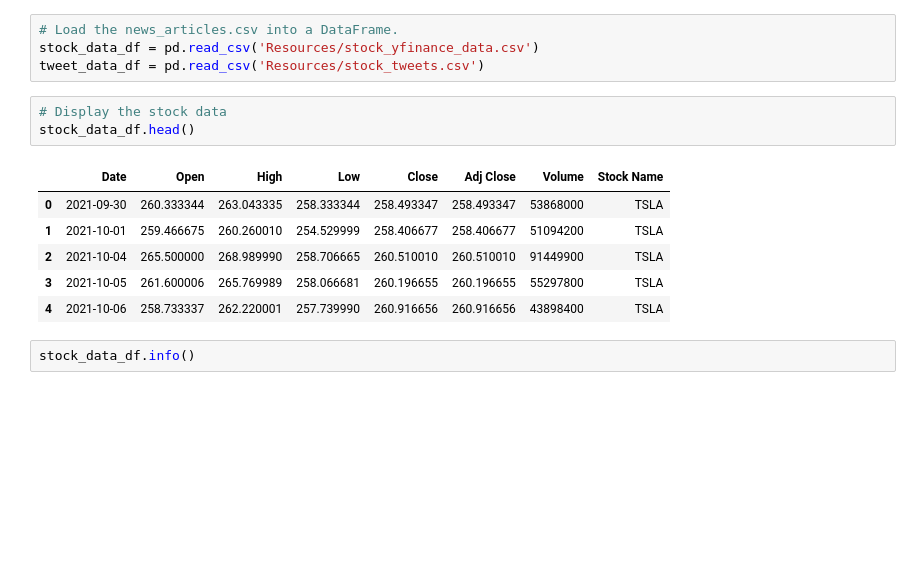
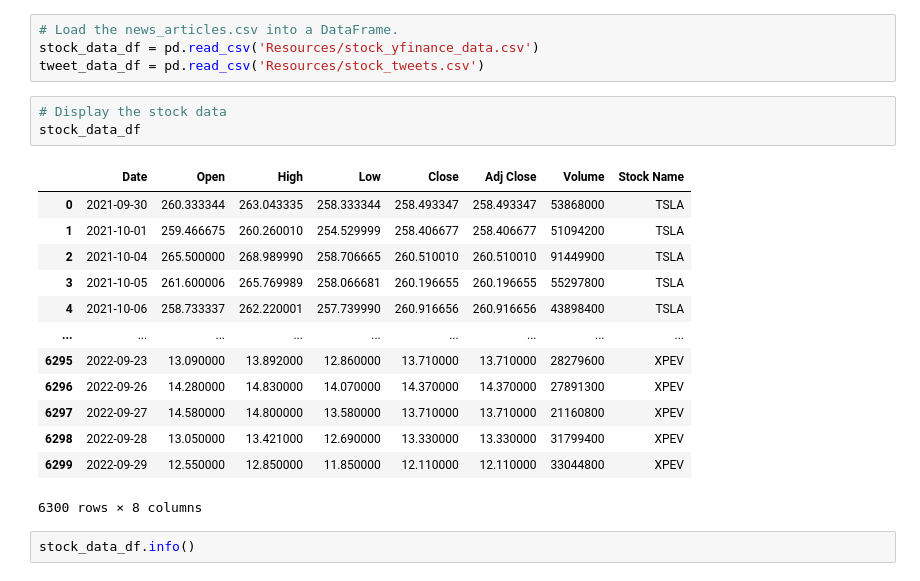
Before and after one commit to AngieP48/project-3, a Jupyter notebook: Marks Code.ipynb, the cells around one changed output. Drawn from its saved outputs; the diff is of its cells as text; blank space fills up the shorter version.

```diff
--- a/Marks Code.ipynb
+++ b/Marks Code.ipynb
@@ -14,14 +14,21 @@ stock_data_df = pd.read_csv('Resources/stock_yfinance_data.csv')
 tweet_data_df = pd.read_csv('Resources/stock_tweets.csv')
 # %%
 # Display the stock data
-stock_data_df.head()
+stock_data_df
 # %% [output]
 |  | Date | Open | High | Low | Close | Adj Close | Volume | Stock Name |
 | 0 | 2021-09-30 | 260.333344 | 263.043335 | 258.333344 | 258.493347 | 258.493347 | 53868000 | TSLA |
 | 1 | 2021-10-01 | 259.466675 | 260.260010 | 254.529999 | 258.406677 | 258.406677 | 51094200 | TSLA |
 | 2 | 2021-10-04 | 265.500000 | 268.989990 | 258.706665 | 260.510010 | 260.510010 | 91449900 | TSLA |
 | 3 | 2021-10-05 | 261.600006 | 265.769989 | 258.066681 | 260.196655 | 260.196655 | 55297800 | TSLA |
 | 4 | 2021-10-06 | 258.733337 | 262.220001 | 257.739990 | 260.916656 | 260.916656 | 43898400 | TSLA |
+| ... | ... | ... | ... | ... | ... | ... | ... | ... |
+| 6295 | 2022-09-23 | 13.090000 | 13.892000 | 12.860000 | 13.710000 | 13.710000 | 28279600 | XPEV |
+| 6296 | 2022-09-26 | 14.280000 | 14.830000 | 14.070000 | 14.370000 | 14.370000 | 27891300 | XPEV |
+| 6297 | 2022-09-27 | 14.580000 | 14.800000 | 13.580000 | 13.710000 | 13.710000 | 21160800 | XPEV |
+| 6298 | 2022-09-28 | 13.050000 | 13.421000 | 12.690000 | 13.330000 | 13.330000 | 31799400 | XPEV |
+| 6299 | 2022-09-29 | 12.550000 | 12.850000 | 11.850000 | 12.110000 | 12.110000 | 33044800 | XPEV |
+6300 rows × 8 columns
 # %%
 stock_data_df.info()
 # %% [output]
```
Also changed, not shown: parts of 10 cells of this notebook.
